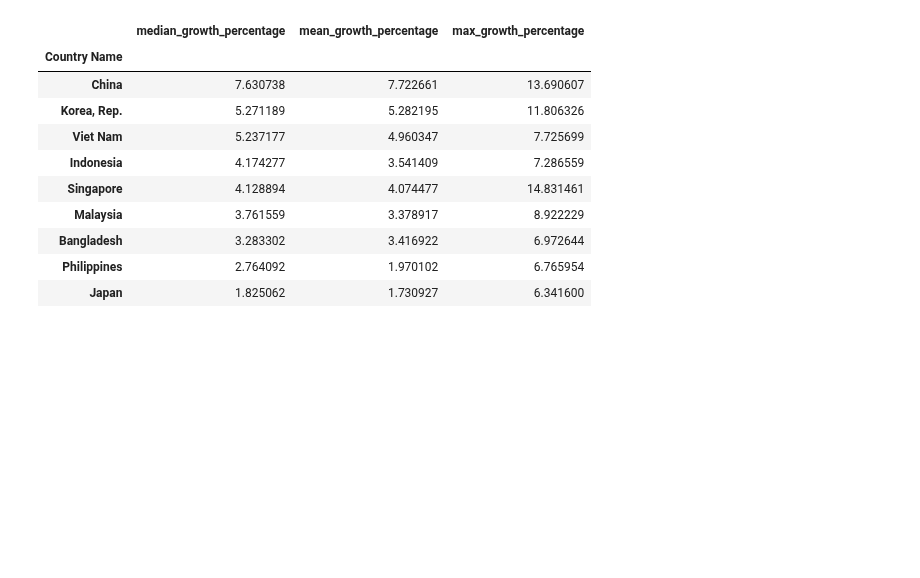
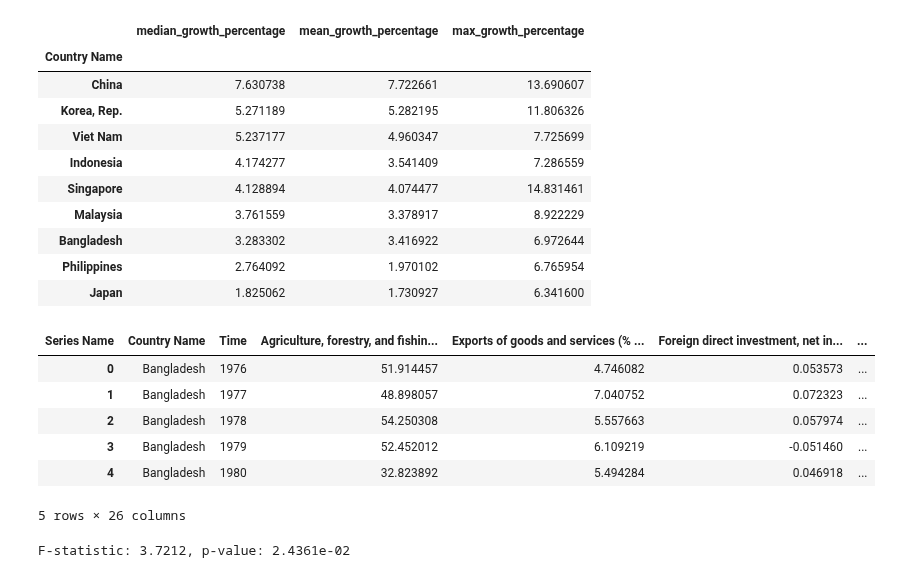
Before and after one commit to MJwd-Hasan/bd_flying_geese, a Jupyter notebook: export_import.ipynb, the cells around one changed output. Cells and saved outputs as stored; diff of their text form; code cells hidden in the pictures; blank space fills up the shorter version.

Commit message:
Chow Test has been added

```diff
--- a/export_import.ipynb
+++ b/export_import.ipynb
@@ -84,3 +87,57 @@ Top countries with the sorted GPD per capita growth
 | Bangladesh | 3.283302 | 3.416922 | 6.972644 |
 | Philippines | 2.764092 | 1.970102 | 6.765954 |
 | Japan | 1.825062 | 1.730927 | 6.341600 |
+# %%
+data = data.pivot(index = ['Country Name', 'Time'], columns = 'Series Name', values = 'Value').reset_index().copy()
+data['Time'] = pd.to_numeric(data['Time'])
+data.head()
+# %% [output]
+| Series Name | Country Name | Time | Agriculture, forestry, and fishin... | Exports of goods and services (% ... | Foreign direct investment, net in... | ... |
+| 0 | Bangladesh | 1976 | 51.914457 | 4.746082 | 0.053573 | ... |
+| 1 | Bangladesh | 1977 | 48.898057 | 7.040752 | 0.072323 | ... |
+| 2 | Bangladesh | 1978 | 54.250308 | 5.557663 | 0.057974 | ... |
+| 3 | Bangladesh | 1979 | 52.452012 | 6.109219 | -0.051460 | ... |
+| 4 | Bangladesh | 1980 | 32.823892 | 5.494284 | 0.046918 | ... |
+5 rows × 26 columns
+# %%
+country = 'Viet Nam'
+
+country_df = data[data['Country Name'] == country].sort_values('Time').dropna(
+    subset=['GDP growth (annual %)', 'Gross fixed capital formation (% of GDP)', 'Exports of goods and services (% of GDP)']
+)
+
+def chow_test(data, time_col, break_year, y_col, x_cols):
+    df_1 = data[data[time_col] < break_year]
+    df_2 = data[data[time_col] >= break_year]
+
+    y_p = data[y_col]
+    X_p = sm.add_constant(data[x_cols])
+    rss_p = sm.OLS(y_p, X_p).fit().ssr
+
+    y_1 = df_1[y_col]
+    X_1 = sm.add_constant(df_1[x_cols])
+    rss_1 = sm.OLS(y_1, X_1).fit().ssr
+
+    y_2 = df_2[y_col]
+    X_2 = sm.add_constant(df_2[x_cols])
+    rss_2 = sm.OLS(y_2, X_2).fit().ssr
+
+    k = X_p.shape[1]
+    n_1 = len(df_1)
+    n_2 = len(df_2)
+
+    numerator = (rss_p - (rss_1 + rss_2)) / k
+    denominator = (rss_1 + rss_2) / (n_1 + n_2 - 2 * k)
+
+    f_stat = numerator / denominator
+    p_val = 1 - f.cdf(f_stat, k, n_1 + n_2 - 2 * k)
+
+    return f_stat, p_val
+
+y_variable = 'GDP growth (annual %)'
+x_variables = ['Gross fixed capital formation (% of GDP)', 'Exports of goods and services (% of GDP)']
+
+f_statistic, p_value = chow_test(country_df, 'Time', 2020, y_variable, x_variables)
+print(f"F-statistic: {f_statistic:.4f}, p-value: {p_value:.4e}")
+# %% [output]
+F-statistic: 3.7212, p-value: 2.4361e-02
```
Also changed, not shown: parts of 1 cell of this notebook.
